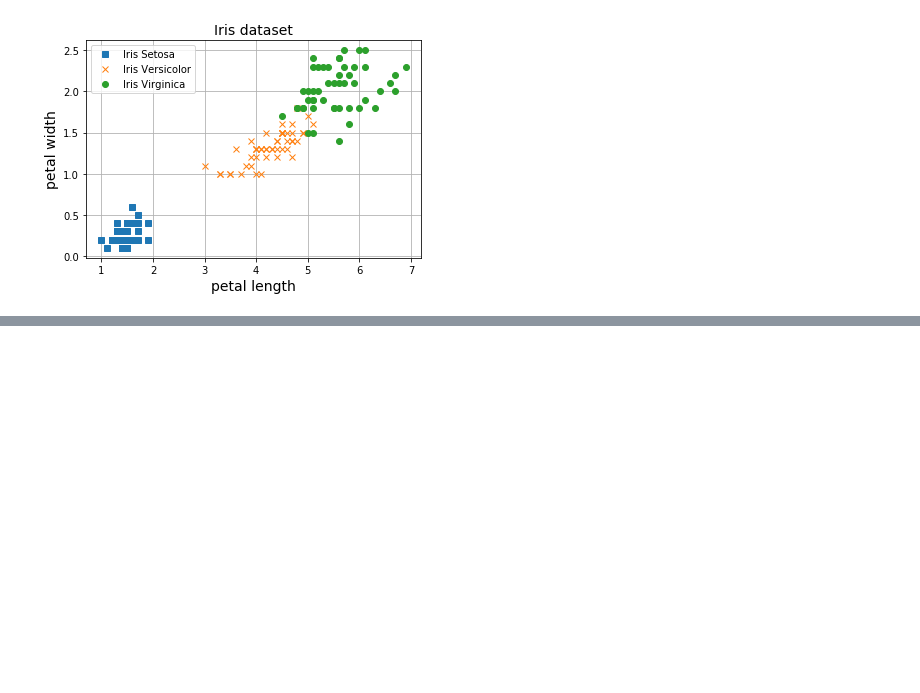
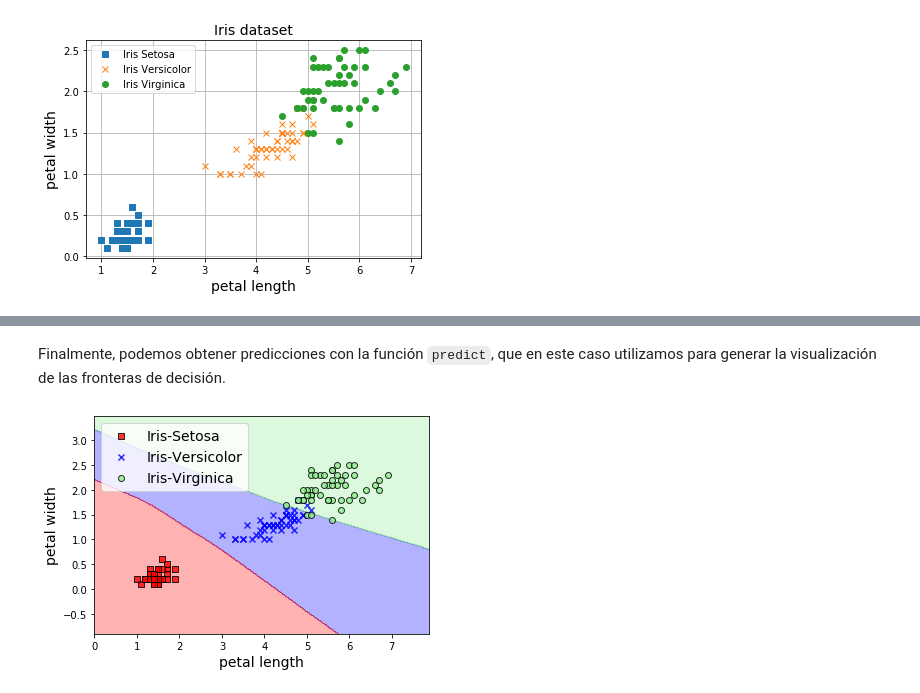
Before and after one commit to Cacses/blog, a Jupyter notebook: 026_frameworks/frameworks.ipynb, the cells around one changed output, grey strips where cells are left out. Saved outputs shown, nothing was run; the diff lists cells and outputs as text; code cells hidden in the pictures; blank space fills up the shorter version.

```diff
--- a/026_frameworks/frameworks.ipynb
+++ b/026_frameworks/frameworks.ipynb
@@ -65,0 +72,6 @@ ModuleNotFoundError: No module named 'tensorflow'
+# %%
+inputs = keras.Input(shape=(2,))
+x = keras.layers.Dense(64, activation="relu")(inputs)
+outputs = keras.layers.Dense(3)(x)
+model = keras.Model(inputs=inputs, outputs=outputs)
+model.summary()
@@ -65,0 +95,6 @@ ModuleNotFoundError: No module named 'tensorflow'
+# %%
+model.compile(
+    loss=keras.losses.SparseCategoricalCrossentropy(from_logits=True),
+    optimizer=keras.optimizers.SGD(lr=0.1),
+    metrics=["accuracy"],
+)
@@ -65,0 +103,2 @@ ModuleNotFoundError: No module named 'tensorflow'
+# %%
+model.fit(X_norm, Y, batch_size=10, epochs=10)
@@ -65,0 +127,44 @@ ModuleNotFoundError: No module named 'tensorflow'
+# %% [markdown]
+Finalmente, podemos obtener predicciones con la función `predict`, que en este caso utilizamos para generar la visualización de las fronteras de decisión.
+# %%
+from matplotlib.colors import ListedColormap
+import numpy as np
+
+def softmax(x):
+    return np.exp(x) / np.exp(x).sum(axis=-1,keepdims=True)
+
+resolution=0.02
+markers = ('s', 'x', 'o', '^', 'v')
+colors = ('red', 'blue', 'lightgreen', 'gray', 'cyan')
+cmap = ListedColormap(colors[:len(np.unique(Y))])
+
+# plot the decision surface
+x1_min, x1_max = X[:, 0].min() - 1, X[:, 0].max() + 1
+x2_min, x2_max = X[:, 1].min() - 1, X[:, 1].max() + 1
+xx1, xx2 = np.meshgrid(np.arange(x1_min, x1_max, resolution),
+                       np.arange(x2_min, x2_max, resolution))
+X_new = (np.array([xx1.ravel(), xx2.ravel()]).T - X_mean)/X_std
+
+# cálculo de predicciones
+Z = model.predict(X_new)
+
+Z = np.argmax(softmax(Z), axis=1)
+Z = Z.reshape(xx1.shape)
+plt.contourf(xx1, xx2, Z, alpha=0.3, cmap=cmap)
+plt.xlim(xx1.min(), xx1.max())
+plt.ylim(xx2.min(), xx2.max())
+plt.xlabel('petal length', fontsize=14)
+plt.ylabel('petal width', fontsize=14)
+classes = ["Iris-Setosa", "Iris-Versicolor", "Iris-Virginica"]
+for idx, cl in enumerate(np.unique(Y)):
+    plt.scatter(x=X[Y == cl, 0],
+                y=X[Y == cl, 1],
+                alpha=0.8,
+                c=colors[idx],
+                marker=markers[idx],
+                label=classes[cl],
+                edgecolor='black')
+plt.legend(loc='upper left', fontsize=14)
+plt.show()
+# %% [output]
+[figure, added]
```
Also changed, not shown: parts of 10 cells of this notebook.
